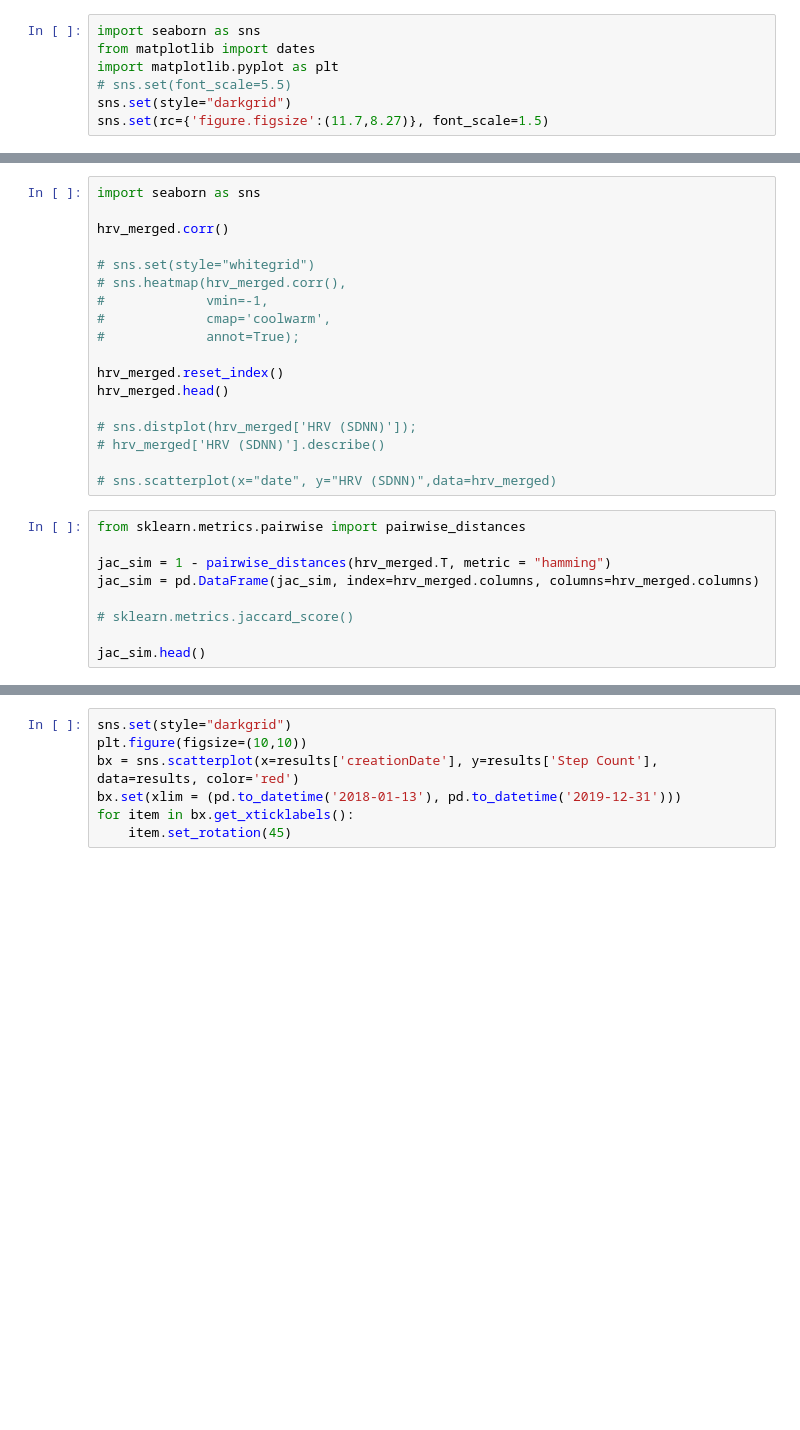
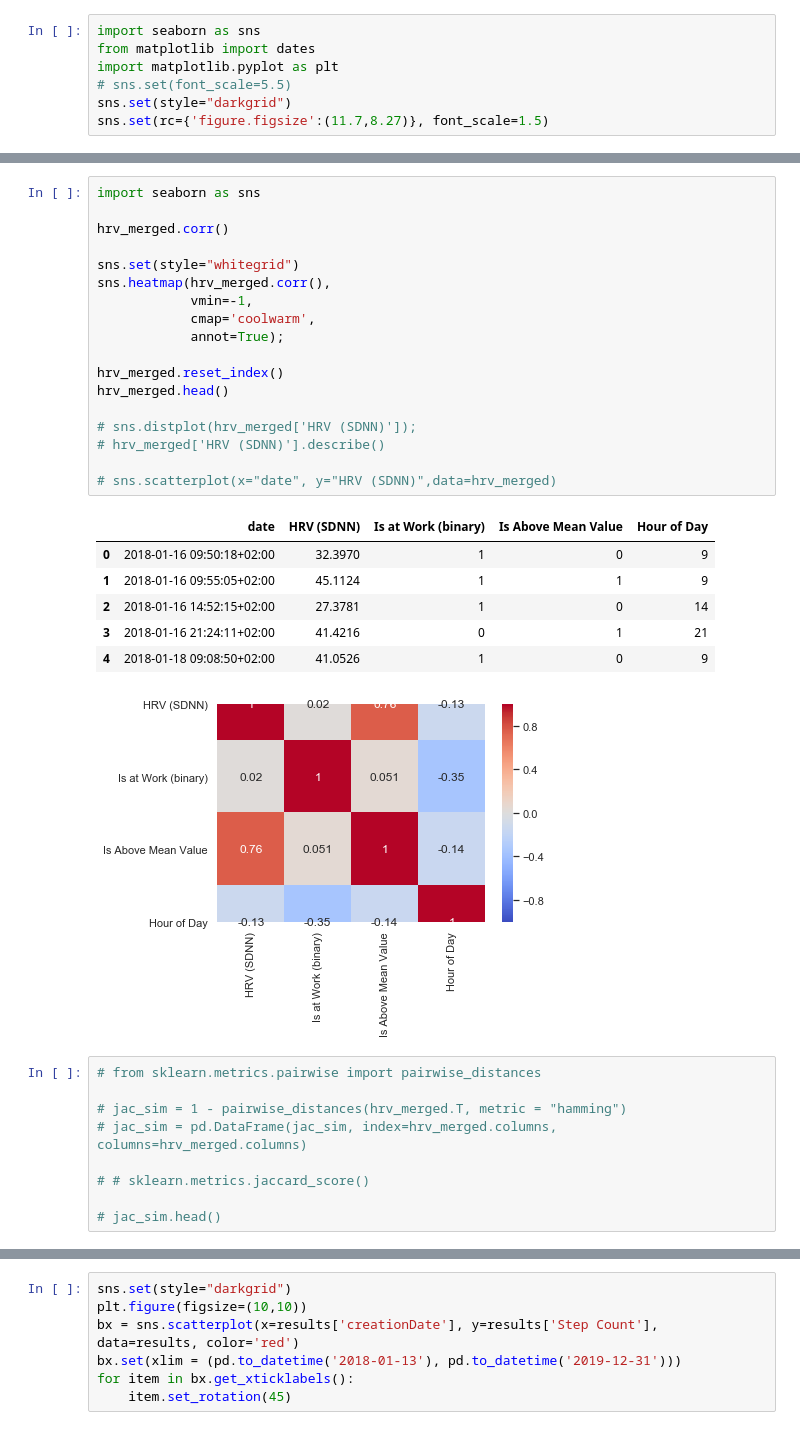
Before and after one commit to pmadruga/ml_project, a Jupyter notebook: books/data_preparation.ipynb, the cells around one changed output, grey strips where cells are left out. Saved outputs shown, nothing was run; the diff lists cells and outputs as text; blank space fills up the shorter version.

```diff
--- a/books/data_preparation.ipynb
+++ b/books/data_preparation.ipynb
@@ -311,30 +332,38 @@ fig.savefig("../report/images/dataset_3.png")
 # %%
 import seaborn as sns
 
 hrv_merged.corr()
 
-# sns.set(style="whitegrid")
-# sns.heatmap(hrv_merged.corr(),
-#             vmin=-1,
-#             cmap='coolwarm',
-#             annot=True);
+sns.set(style="whitegrid")
+sns.heatmap(hrv_merged.corr(),
+            vmin=-1,
+            cmap='coolwarm',
+            annot=True);
 
 hrv_merged.reset_index()
 hrv_merged.head()
 
 # sns.distplot(hrv_merged['HRV (SDNN)']);
 # hrv_merged['HRV (SDNN)'].describe()
 
 # sns.scatterplot(x="date", y="HRV (SDNN)",data=hrv_merged)
+# %% [output]
+|  | date | HRV (SDNN) | Is at Work (binary) | Is Above Mean Value | Hour of Day |
+| 0 | 2018-01-16 09:50:18+02:00 | 32.3970 | 1 | 0 | 9 |
+| 1 | 2018-01-16 09:55:05+02:00 | 45.1124 | 1 | 1 | 9 |
+| 2 | 2018-01-16 14:52:15+02:00 | 27.3781 | 1 | 0 | 14 |
+| 3 | 2018-01-16 21:24:11+02:00 | 41.4216 | 0 | 1 | 21 |
+| 4 | 2018-01-18 09:08:50+02:00 | 41.0526 | 1 | 0 | 9 |
+[figure, added]
 # %%
-from sklearn.metrics.pairwise import pairwise_distances
+# from sklearn.metrics.pairwise import pairwise_distances
 
-jac_sim = 1 - pairwise_distances(hrv_merged.T, metric = "hamming")
-jac_sim = pd.DataFrame(jac_sim, index=hrv_merged.columns, columns=hrv_merged.columns)
+# jac_sim = 1 - pairwise_distances(hrv_merged.T, metric = "hamming")
+# jac_sim = pd.DataFrame(jac_sim, index=hrv_merged.columns, columns=hrv_merged.columns)
 
-# sklearn.metrics.jaccard_score()
+# # sklearn.metrics.jaccard_score()
 
-jac_sim.head()
+# jac_sim.head()
 # %%
 # results = results.reset_index()
 plt.figure(figsize=(10,10))
```
Also changed, not shown: parts of 3 cells of this notebook, 7 other files.
